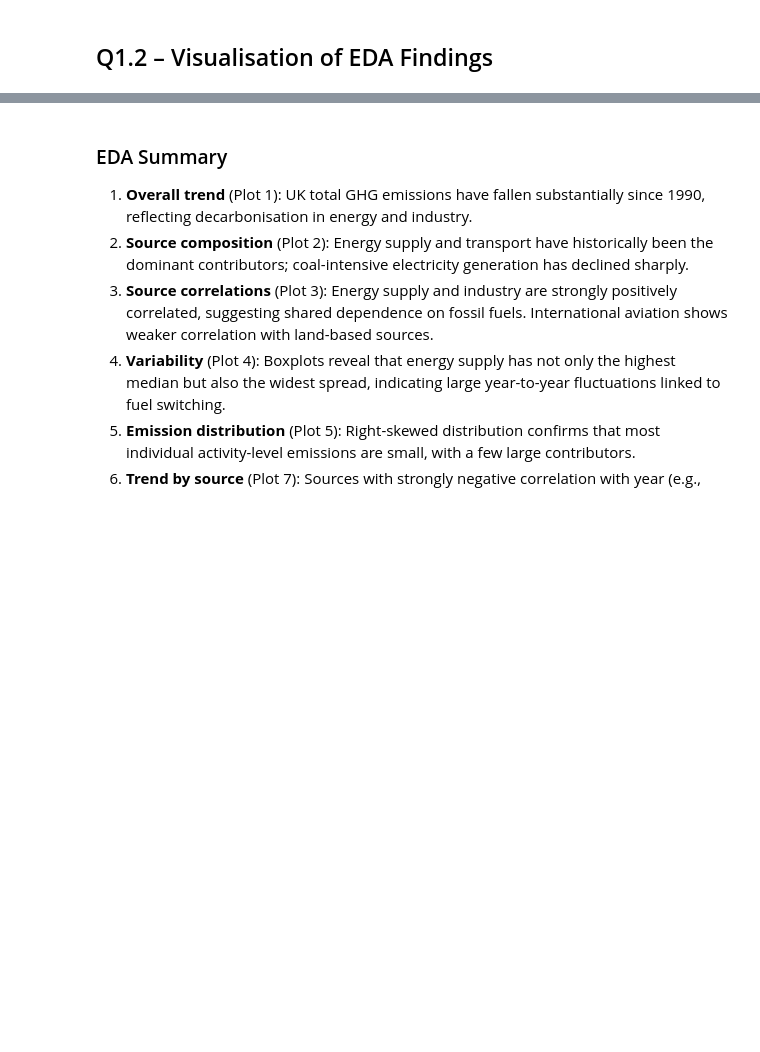
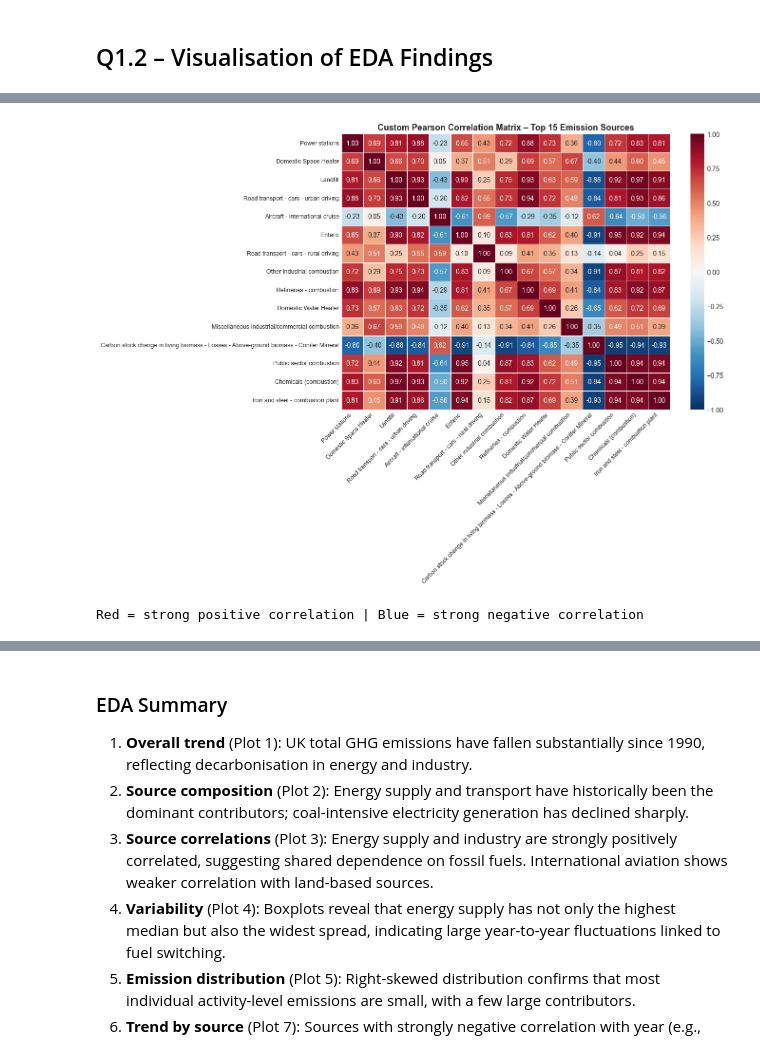
Before and after one commit to GiorgioGH/Emissions, a Jupyter notebook: CA01_GHG_Emissions.ipynb, the cells around one changed output, grey strips where cells are left out. Cells and saved outputs as stored; diff of their text form; code cells hidden in the pictures; blank space fills up the shorter version.

```diff
--- a/CA01_GHG_Emissions.ipynb
+++ b/CA01_GHG_Emissions.ipynb
@@ -29,10 +29,10 @@ Libraries loaded successfully.
 # %%
 # ---------------------------------------------------------------
 # LOAD THE DATASET
-# Replace the path below with the actual path to your CSV file.
-# The dataset is the UK territorial GHG emissions dataset.
+# UK Greenhouse Gas Emissions by Source
+# Sheet: UK_by_source
 # ---------------------------------------------------------------
-df = pd.read_csv('your_dataset.csv')   #
+df = pd.read_excel('dataset/greenhouse-gas-emissions-1.xlsx', sheet_name='UK_by_source')
 
 print('Shape:', df.shape)
 print('\nColumns:')
@@ -241,21 +342,31 @@ plt.show()
 # %%
 # ---------------------------------------------------------------
-# PLOT 3 – Correlation heatmap (custom matrix)
+# PLOT 3 – Correlation heatmap (top 15 sources)
 # ---------------------------------------------------------------
-fig, ax = plt.subplots(figsize=(12, 9))
+
+# Seleziona solo le top 15 sources per emissioni totali
+top15 = pivot_source.sum().nlargest(15).index
+corr_top15 = custom_corr_matrix(pivot_source[top15])
+
+fig, ax = plt.subplots(figsize=(14, 10))
 sns.heatmap(
-    corr_sources,
+    corr_top15,
     annot=True, fmt='.2f',
     cmap='RdBu_r', center=0,
     vmin=-1, vmax=1,
     linewidths=0.5,
     ax=ax
 )
-ax.set_title('Custom Pearson Correlation Matrix – Emission Sources', fontsize=13, fontweight='bold')
+ax.set_title('Custom Pearson Correlation Matrix – Top 15 Emission Sources', fontsize=13, fontweight='bold')
+plt.xticks(rotation=45, ha='right', fontsize=9)
+plt.yticks(fontsize=9)
 plt.tight_layout()
 plt.savefig('plot3_corr_heatmap.png', dpi=150)
 plt.show()
 print('Red = strong positive correlation | Blue = strong negative correlation')
+# %% [output]
+[figure, added]
+Red = strong positive correlation | Blue = strong negative correlation
 # %%
 # ---------------------------------------------------------------
 # PLOT 4 – Boxplots: distribution of annual emissions per source
```
Also changed, not shown: parts of 29 cells of this notebook, 15 other files.
